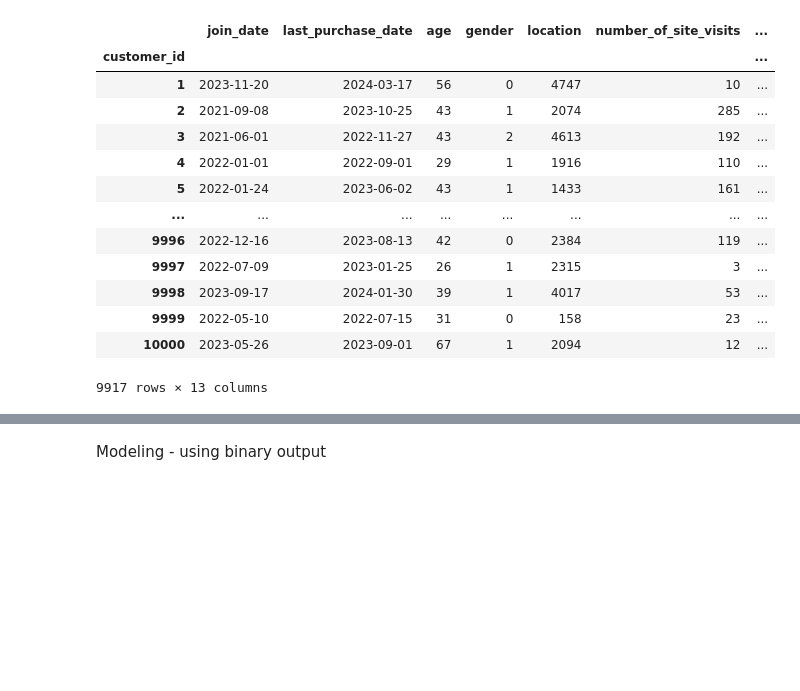
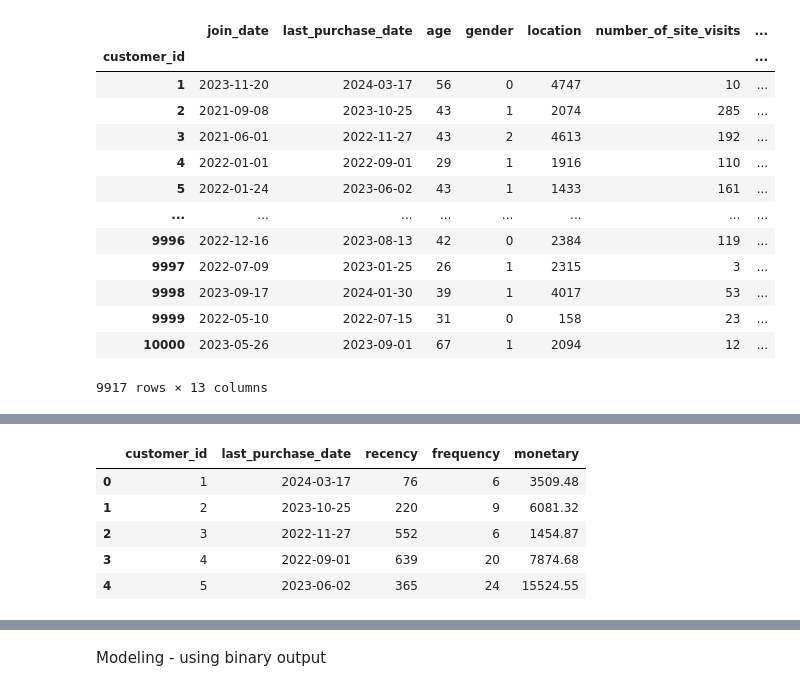
Before and after one commit to qmdismnp/Schulich_DS_MBAN, a Jupyter notebook: v2_assignment2.ipynb, the cells around one changed output, grey strips where cells are left out. Drawn from its saved outputs; the diff is of its cells as text; code cells hidden in the pictures; blank space fills up the shorter version.

```diff
--- a/v2_assignment2.ipynb
+++ b/v2_assignment2.ipynb
@@ -433,0 +486,16 @@ df1.describe()
+# %%
+# Monetary: Total amount spent
+rfm_monetary = transactions.groupby('customer_id')['transaction_amount'].sum().reset_index()
+rfm_monetary.columns = ['customer_id', 'monetary']
+
+# Merge RFM metrics into a single DataFrame
+rfm = rfm_recency.merge(rfm_frequency, on='customer_id').merge(rfm_monetary, on='customer_id')
+
+rfm.head()
+# %% [output]
+|  | customer_id | last_purchase_date | recency | frequency | monetary |
+| 0 | 1 | 2024-03-17 | 76 | 6 | 3509.48 |
+| 1 | 2 | 2023-10-25 | 220 | 9 | 6081.32 |
+| 2 | 3 | 2022-11-27 | 552 | 6 | 1454.87 |
+| 3 | 4 | 2022-09-01 | 639 | 20 | 7874.68 |
+| 4 | 5 | 2023-06-02 | 365 | 24 | 15524.55 |
```
Also changed, not shown: parts of 30 cells of this notebook.
